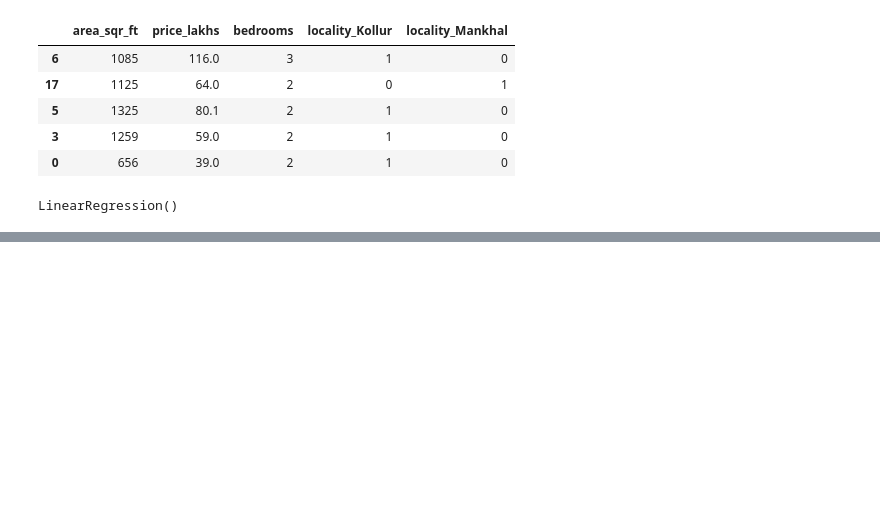
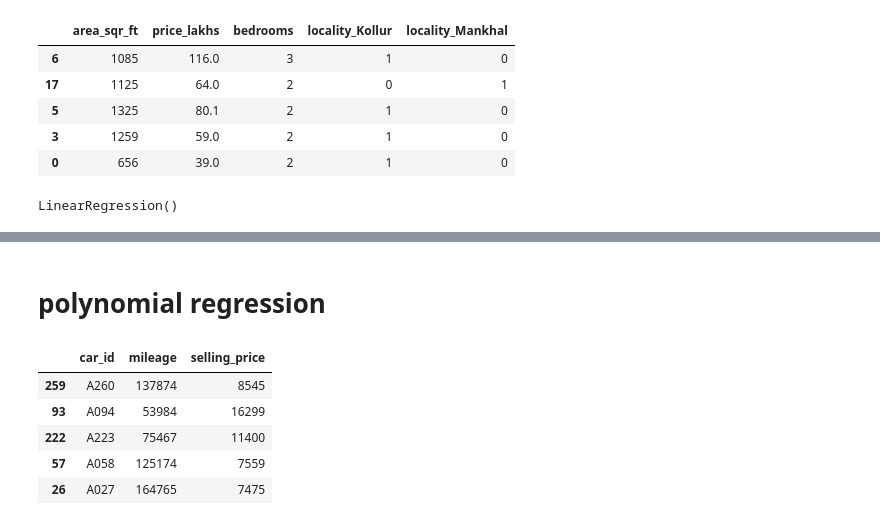
Before and after one commit to rupeshkumarp/ML, a Jupyter notebook: supervised_regression_ml/linear_regression.ipynb, the cells around one changed output, grey strips where cells are left out. Saved outputs shown, nothing was run; the diff lists cells and outputs as text; code cells hidden in the pictures; blank space fills up the shorter version.

```diff
--- a/supervised_regression_ml/linear_regression.ipynb
+++ b/supervised_regression_ml/linear_regression.ipynb
@@ -160,0 +164,12 @@ model2.score(x_test,y_test)
+# %% [markdown]
+<h1>polynomial regression
+# %%
+df=pd.read_csv(r"C:\Users\Jeevan kumar\Videos\dataset\car_prices.csv")
+df.sample(5)
+# %% [output]
+|  | car_id | mileage | selling_price |
+| 259 | A260 | 137874 | 8545 |
+| 93 | A094 | 53984 | 16299 |
+| 222 | A223 | 75467 | 11400 |
+| 57 | A058 | 125174 | 7559 |
+| 26 | A027 | 164765 | 7475 |
```
Also changed, not shown: parts of 18 cells of this notebook.
